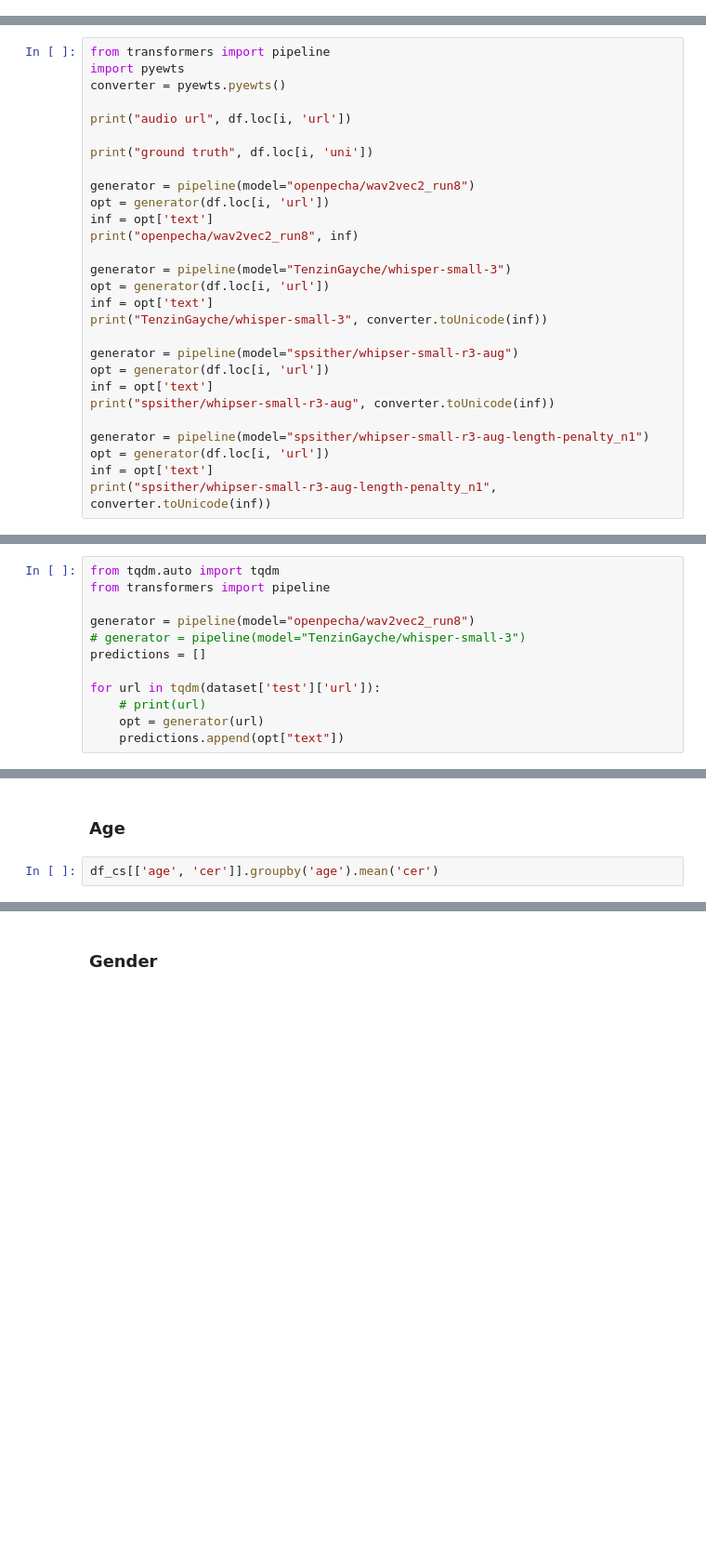
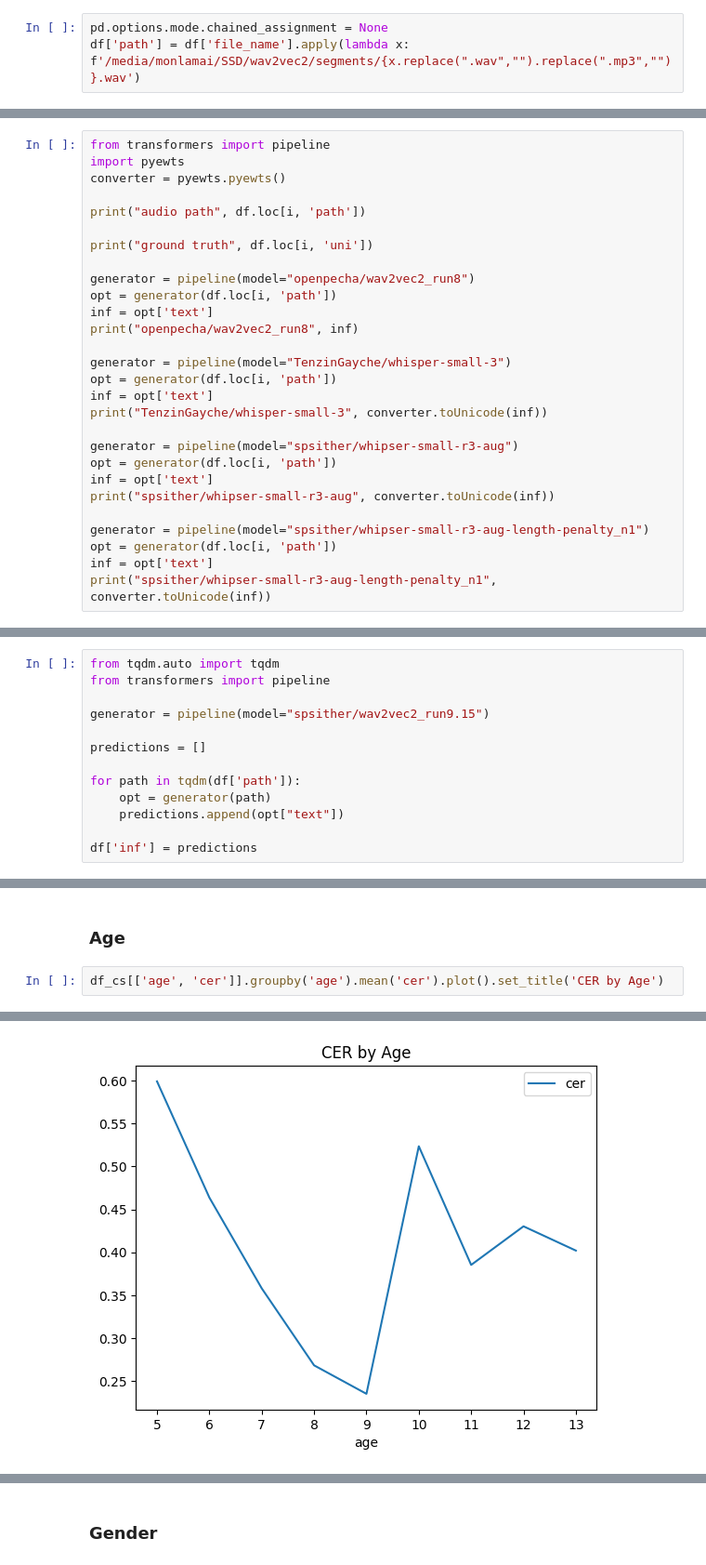
Before and after one commit to OpenPecha/stt-model-evaluation, a Jupyter notebook: evaluate.ipynb, the cells around one changed output, grey strips where cells are left out. Shown: that part at 93% size. Cells and saved outputs as stored; diff of their text form; blank space fills up the shorter version.

```diff
--- a/evaluate.ipynb
+++ b/evaluate.ipynb
@@ -11,5 +11,8 @@ from datasets import load_dataset
 import pandas as pd
 dataset = load_dataset("openpecha/tibetan-voice-benchmark")
 df = pd.DataFrame(dataset['test'])
+# %%
+pd.options.mode.chained_assignment = None
+df['path'] = df['file_name'].apply(lambda x: f'/media/monlamai/SSD/wav2vec2/segments/{x.replace(".wav","").replace(".mp3","")}.wav')
 # %%
 df.head()
@@ -29,26 +44,26 @@ from transformers import pipeline
 import pyewts
 converter = pyewts.pyewts()
 
-print("audio url", df.loc[i, 'url'])
+print("audio path", df.loc[i, 'path'])
 
 print("ground truth", df.loc[i, 'uni'])
 
 generator = pipeline(model="openpecha/wav2vec2_run8")
-opt = generator(df.loc[i, 'url'])
+opt = generator(df.loc[i, 'path'])
 inf = opt['text']
 print("openpecha/wav2vec2_run8", inf)
 
 generator = pipeline(model="TenzinGayche/whisper-small-3")
-opt = generator(df.loc[i, 'url'])
+opt = generator(df.loc[i, 'path'])
 inf = opt['text']
 print("TenzinGayche/whisper-small-3", converter.toUnicode(inf))
 
 generator = pipeline(model="spsither/whipser-small-r3-aug")
-opt = generator(df.loc[i, 'url'])
+opt = generator(df.loc[i, 'path'])
 inf = opt['text']
 print("spsither/whipser-small-r3-aug", converter.toUnicode(inf))
 
 generator = pipeline(model="spsither/whipser-small-r3-aug-length-penalty_n1")
-opt = generator(df.loc[i, 'url'])
+opt = generator(df.loc[i, 'path'])
 inf = opt['text']
 print("spsither/whipser-small-r3-aug-length-penalty_n1", converter.toUnicode(inf))
@@ -58,11 +93,12 @@ print("spsither/whipser-small-r3-aug-length-penalty_n1", converter.toUnicode(inf
 from tqdm.auto import tqdm
 from transformers import pipeline
 
-generator = pipeline(model="openpecha/wav2vec2_run8")
-# generator = pipeline(model="TenzinGayche/whisper-small-3")
+generator = pipeline(model="spsither/wav2vec2_run9.15")
+
 predictions = []
 
-for url in tqdm(dataset['test']['url']):
-    # print(url)
-    opt = generator(url)
+for path in tqdm(df['path']):
+    opt = generator(path)
     predictions.append(opt["text"])
+
+df['inf'] = predictions
@@ -228,4 +312,5 @@ df_cs.columns
 # %% [markdown]
 ### Age
 # %%
-df_cs[['age', 'cer']].groupby('age').mean('cer')
+df_cs[['age', 'cer']].groupby('age').mean('cer').plot().set_title('CER by Age')
+# %% [output]
@@ -232 +318,2 @@ df_cs[['age', 'cer']].groupby('age').mean('cer')
+[figure, added]
 # %%
```
Also changed, not shown: parts of 27 cells of this notebook, 1 other file.
